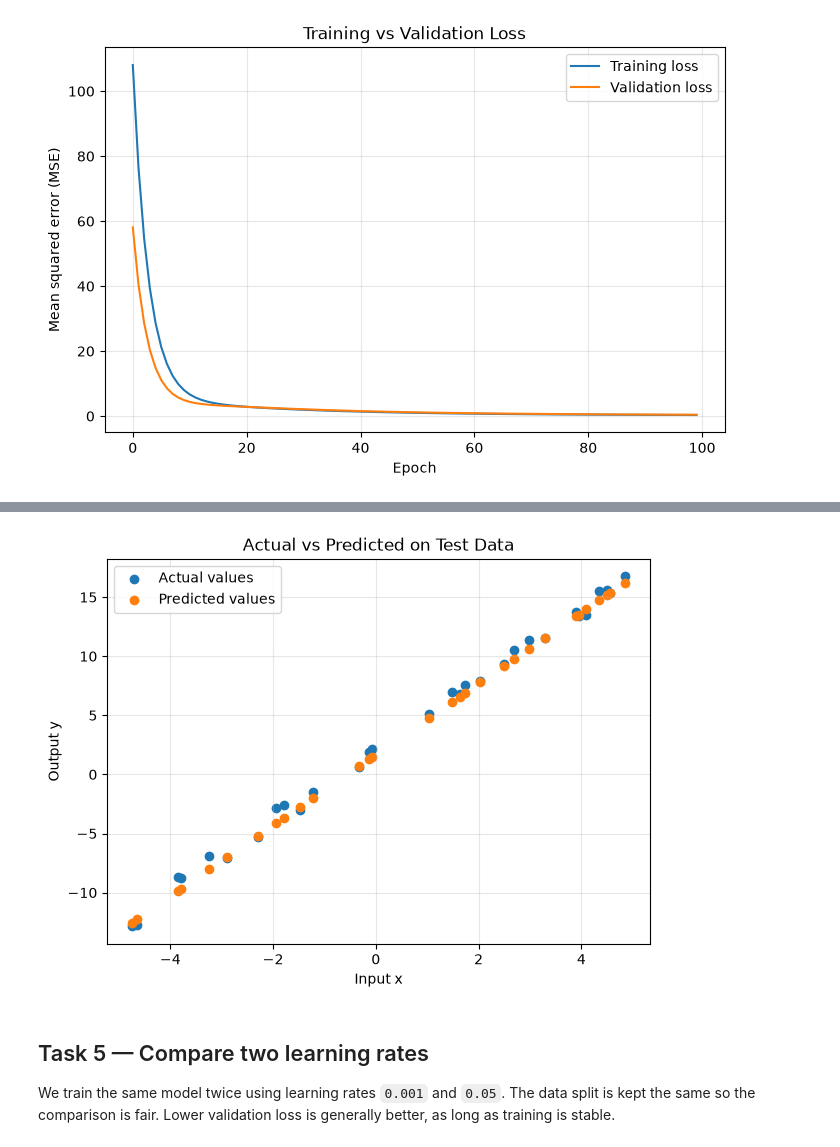
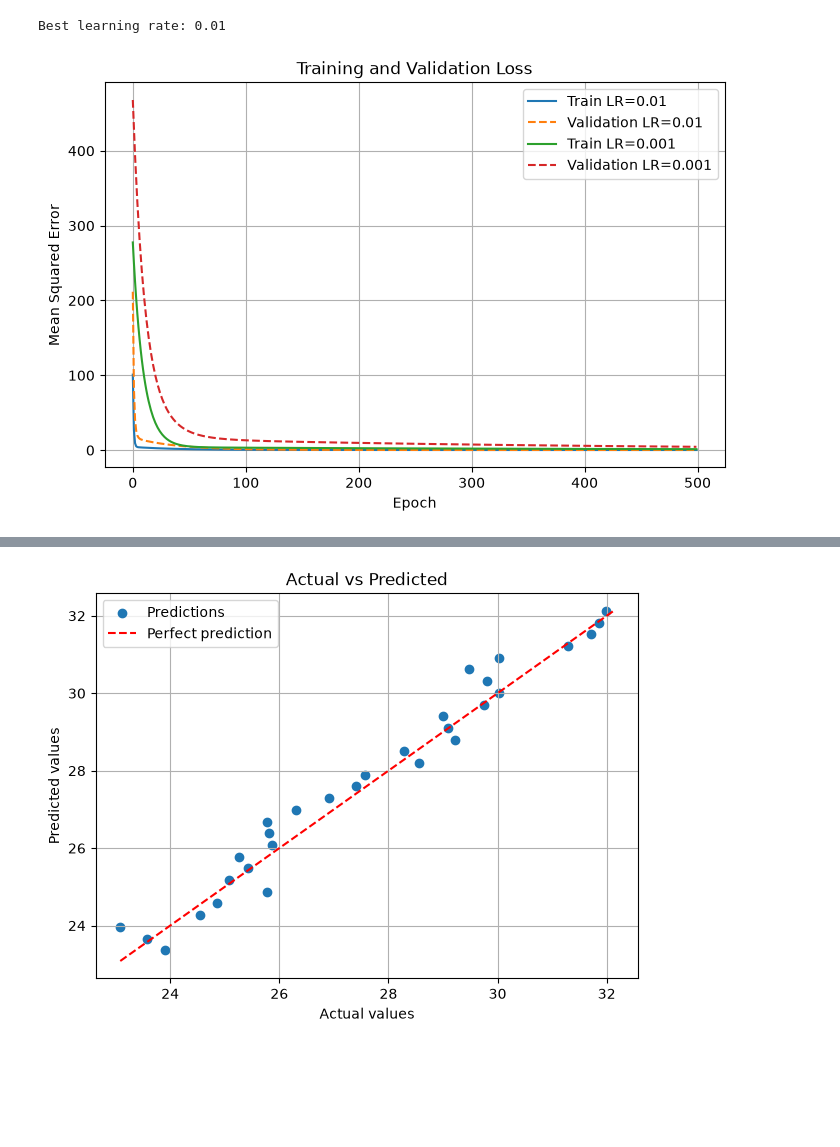
Before and after one commit to Nithin-R-Achar/Deep-Learning-AI-Internship, a Jupyter notebook: Week1/assignment/Week1.ipynb, the cells around one changed output, grey strips where cells are left out. Cells and saved outputs as stored; diff of their text form; code cells hidden in the pictures; blank space fills up the shorter version.

```diff
--- a/Week1/assignment/Week1.ipynb
+++ b/Week1/assignment/Week1.ipynb
@@ -119,0 +16,9 @@ Learned bias: 1.683
+# %%
+# 1. Create numerical data: y = 3x + 2 with small noise
+x = torch.linspace(-10, 10, 200).reshape(-1, 1)
+y = 3 * x + 2 + torch.randn_like(x) * 0.5
+# %%
+# 2. Split data into training, validation, and testing sets
+x_train, y_train = x[:140], y[:140]
+x_val, y_val = x[140:170], y[140:170]
+x_test, y_test = x[170:], y[170:]
@@ -120,30 +73,41 @@ Learned bias: 1.683
+# %%
+# 4. Choose the learning rate with the lowest validation loss
+best_lr = min(learning_rates, key=lambda rate: results[rate]["val"][-1])
+w = results[best_lr]["w"]
+b = results[best_lr]["b"]
+print("Best learning rate:", best_lr)
+# %% [output]
+Best learning rate: 0.01
 # %%
+# 5. Plot training and validation loss
 plt.figure(figsize=(8, 5))
-plt.plot(train_losses, label="Training loss")
-plt.plot(val_losses, label="Validation loss")
+for lr in learning_rates:
+    plt.plot(results[lr]["train"], label=f"Train LR={lr}")
+    plt.plot(results[lr]["val"], linestyle="--", label=f"Validation LR={lr}")
 plt.xlabel("Epoch")
-plt.ylabel("Mean squared error (MSE)")
-plt.title("Training vs Validation Loss")
+plt.ylabel("Mean Squared Error")
+plt.title("Training and Validation Loss")
 plt.legend()
-plt.grid(True, alpha=0.3)
+plt.grid(True)
 plt.show()
 # %% [output]
-[figure, old version]
+[figure, new version]
 # %%
-# Evaluate once on the held-out test set
-model.eval()
+# 6. Test on unseen data and plot actual vs predicted
 with torch.no_grad():
-    test_predictions = model(X_test)
-    test_loss = criterion(test_predictions, y_test).item()
-print("Test MSE:", round(test_loss, 4))
+    y_pred = w * x_test + b
+    test_loss = ((y_pred - y_test) ** 2).mean().item()
 
+print("Test loss:", round(test_loss, 4))
 plt.figure(figsize=(7, 5))
-plt.scatter(X_test.numpy(), y_test.numpy(), label="Actual values")
-plt.scatter(X_test.numpy(), test_predictions.numpy(), label="Predicted values")
-plt.xlabel("Input x")
-plt.ylabel("Output y")
-plt.title("Actual vs Predicted on Test Data")
+plt.scatter(y_test.numpy(), y_pred.numpy(), label="Predictions")
+low = min(y_test.min().item(), y_pred.min().item())
+high = max(y_test.max().item(), y_pred.max().item())
+plt.plot([low, high], [low, high], "r--", label="Perfect prediction")
+plt.xlabel("Actual values")
+plt.ylabel("Predicted values")
+plt.title("Actual vs Predicted")
 plt.legend()
-plt.grid(True, alpha=0.3)
+plt.grid(True)
 plt.show()
 # %% [output]
@@ -151,5 +115 @@ Test MSE: 0.3898
-[figure, old version]
+[figure, new version]
-# %% [markdown]
-## Task 5 — Compare two learning rates
-
-We train the same model twice using learning rates `0.001` and `0.05`. The data split is kept the same so the comparison is fair. Lower validation loss is generally better, as long as training is stable.
```
Also changed, not shown: parts of 17 cells of this notebook, 1 other file.
